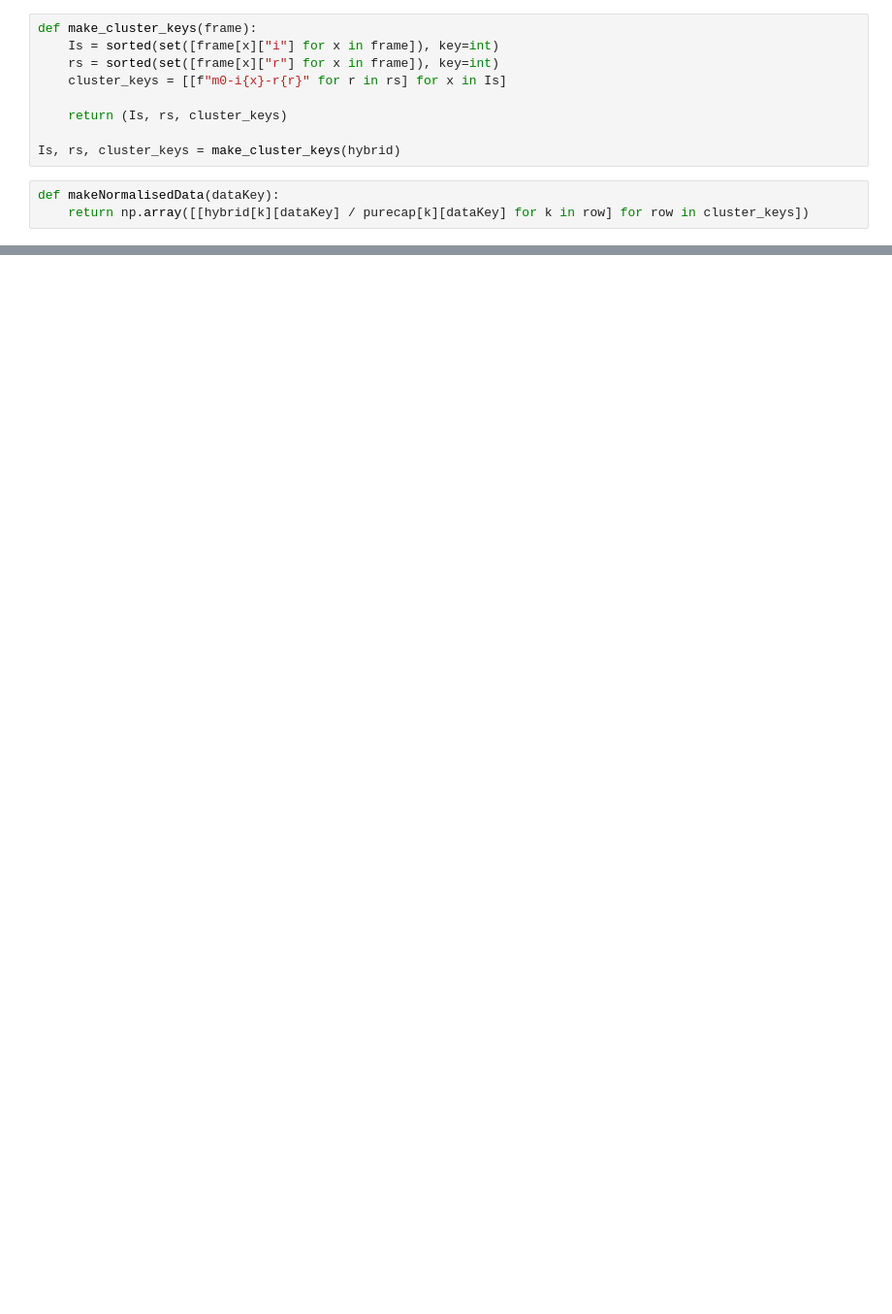
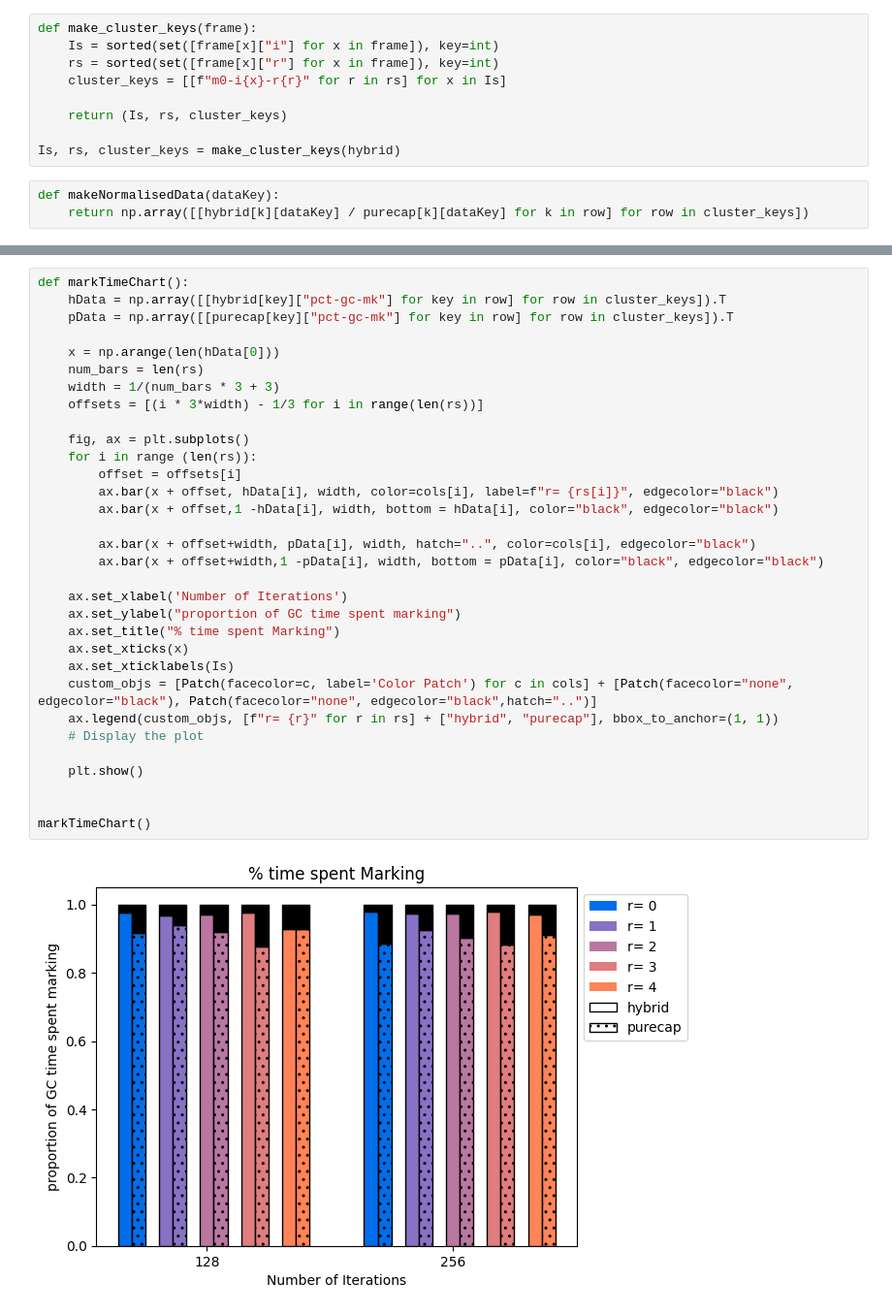
Before and after one commit to yryo617/alloc-bench, a Jupyter notebook: testing.ipynb, the cells around one changed output, grey strips where cells are left out. Shown at 97% size. Drawn from its saved outputs; the diff is of its cells as text; blank space fills up the shorter version.

```diff
--- a/testing.ipynb
+++ b/testing.ipynb
@@ -80,0 +84,34 @@ mkChart(makeNormalisedData("rss-kb").T, "rss-kb", "")
+# %%
+def markTimeChart():
+    hData = np.array([[hybrid[key]["pct-gc-mk"] for key in row] for row in cluster_keys]).T
+    pData = np.array([[purecap[key]["pct-gc-mk"] for key in row] for row in cluster_keys]).T
+
+    x = np.arange(len(hData[0]))
+    num_bars = len(rs)
+    width = 1/(num_bars * 3 + 3)
+    offsets = [(i * 3*width) - 1/3 for i in range(len(rs))]
+
+    fig, ax = plt.subplots()
+    for i in range (len(rs)):
+        offset = offsets[i]
+        ax.bar(x + offset, hData[i], width, color=cols[i], label=f"r= {rs[i]}", edgecolor="black")
+        ax.bar(x + offset,1 -hData[i], width, bottom = hData[i], color="black", edgecolor="black")
+
+        ax.bar(x + offset+width, pData[i], width, hatch="..", color=cols[i], edgecolor="black")
+        ax.bar(x + offset+width,1 -pData[i], width, bottom = pData[i], color="black", edgecolor="black")
+
+    ax.set_xlabel('Number of Iterations')
+    ax.set_ylabel("proportion of GC time spent marking")
+    ax.set_title("% time spent Marking")
+    ax.set_xticks(x)
+    ax.set_xticklabels(Is)
+    custom_objs = [Patch(facecolor=c, label='Color Patch') for c in cols] + [Patch(facecolor="none", edgecolor="black"), Patch(facecolor="none", edgecolor="black",hatch="..")]
+    ax.legend(custom_objs, [f"r= {r}" for r in rs] + ["hybrid", "purecap"], bbox_to_anchor=(1, 1))
+    # Display the plot
+
+    plt.show()
+
+
+markTimeChart()
+# %% [output]
+[figure, added]
```
Also changed, not shown: parts of 8 cells of this notebook, 1 other file.
